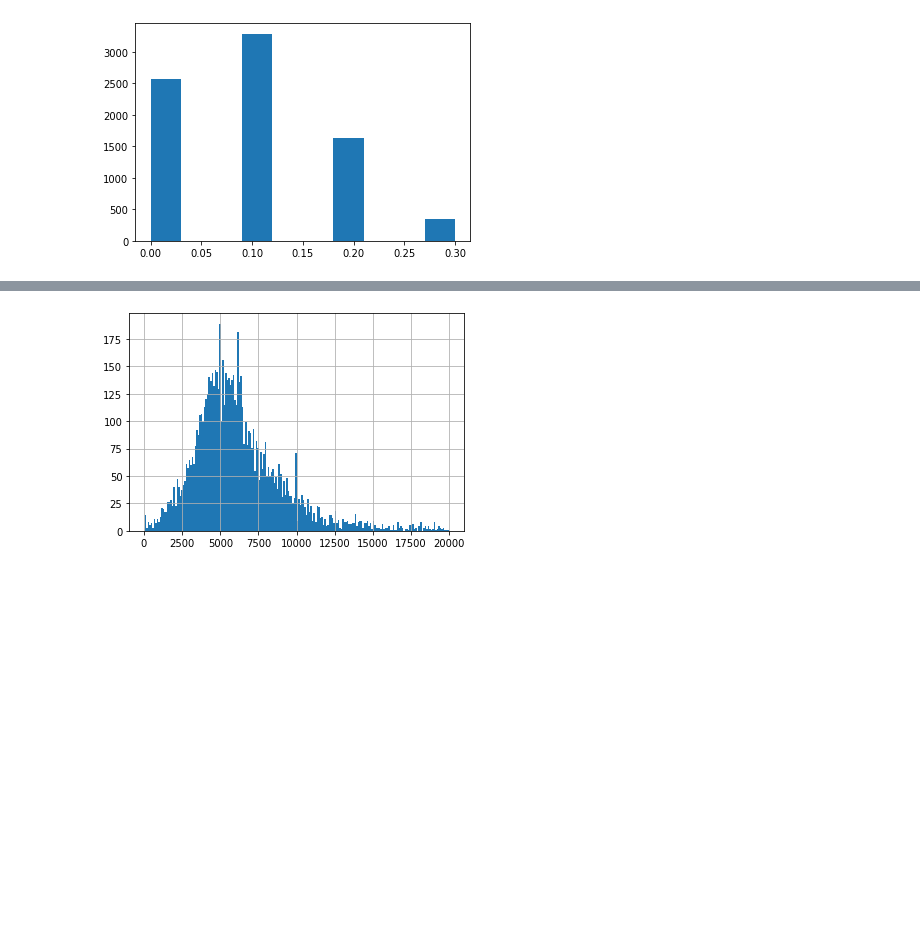
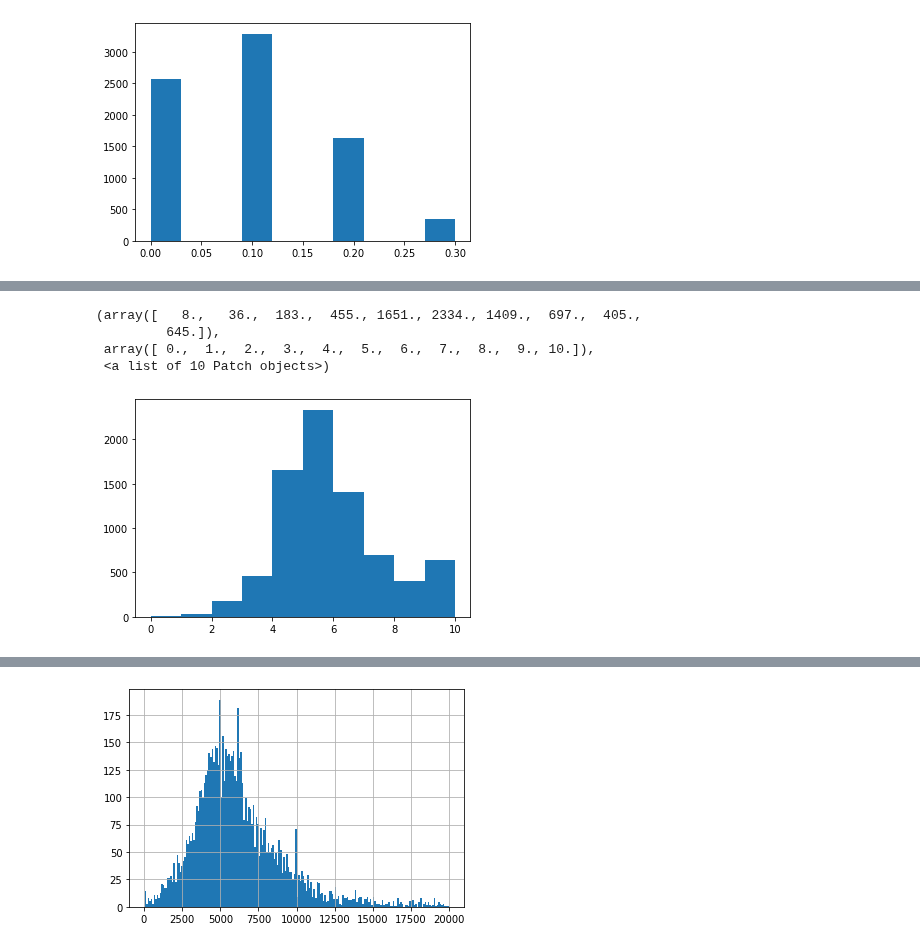
Before and after one commit to KacperGrodecki/Masovian-real-estate, a Jupyter notebook: mazowieckie_colab_rysunki_i_analiza.ipynb, the cells around one changed output, grey strips where cells are left out. Cells and saved outputs as stored; diff of their text form; code cells hidden in the pictures; blank space fills up the shorter version.

```diff
--- a/mazowieckie_colab_rysunki_i_analiza.ipynb
+++ b/mazowieckie_colab_rysunki_i_analiza.ipynb
@@ -679,3 +630,11 @@ final.head()
 | 2 | 3 | 80.00 | 2356 | 1950 | 5612.500000 | 1 | 20.683333 | ... |
 | 3 | 4 | 152.91 | 220 | 2022 | 4250.866523 | 1 | 21.016667 | ... |
 | 4 | 4 | 106.00 | 960 | 2020 | 2924.528302 | 0 | 19.700000 | ... |
+# %%
+plt.hist(final['lPokoi'])
+# %% [output]
+(array([   8.,   36.,  183.,  455., 1651., 2334., 1409.,  697.,  405.,
+         645.]),
+ array([ 0.,  1.,  2.,  3.,  4.,  5.,  6.,  7.,  8.,  9., 10.]),
+ <a list of 10 Patch objects>)
+[figure, added]
```
Also changed, not shown: parts of 37 cells of this notebook.
